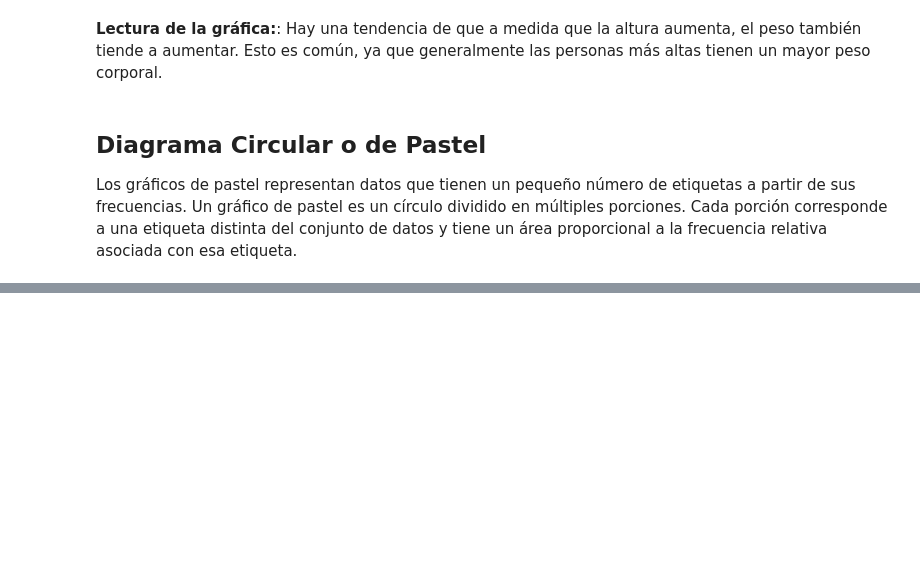
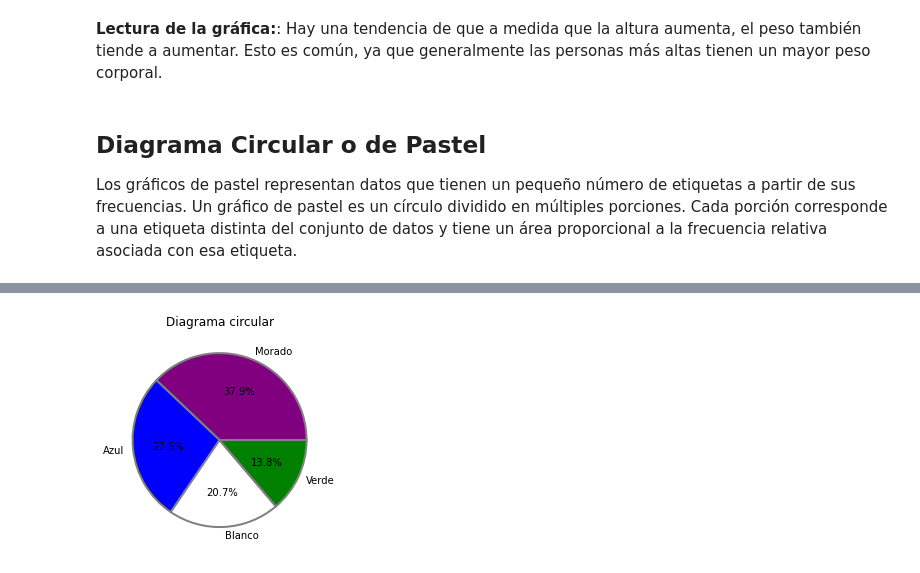
Before and after one commit to waalzate/StatisticsJala, a Jupyter notebook: Semana2-RepresentacionesVisuales/Semana2_RepresentacionesVisuales.ipynb, the cells around one changed output, grey strips where cells are left out. Saved outputs shown, nothing was run; the diff lists cells and outputs as text; code cells hidden in the pictures; blank space fills up the shorter version.

```diff
--- a/Semana2-RepresentacionesVisuales/Semana2_RepresentacionesVisuales.ipynb
+++ b/Semana2-RepresentacionesVisuales/Semana2_RepresentacionesVisuales.ipynb
@@ -272 +402,15 @@ Los gráficos de pastel representan datos que tienen un pequeño número de etiq
+# %%
+#Datos del gráfico para el diagrama circular
+frecuencias = [22,16,12,8]
+categorias = ['Morado', 'Azul','Blanco','Verde']
+colores = ['purple','blue', 'white', 'green']
+#crear el gráfico
+plt.pie(frecuencias,labels =categorias,colors = colores, autopct = '%1.1f%%',wedgeprops = {"edgecolor" : "gray",
+                      'linewidth': 2})
+plt.title('Diagrama circular')
+
+
+plt.show()
+# %% [output]
+[figure, added]
 # %%
```
Also changed, not shown: parts of 21 cells of this notebook, 2 other files.
